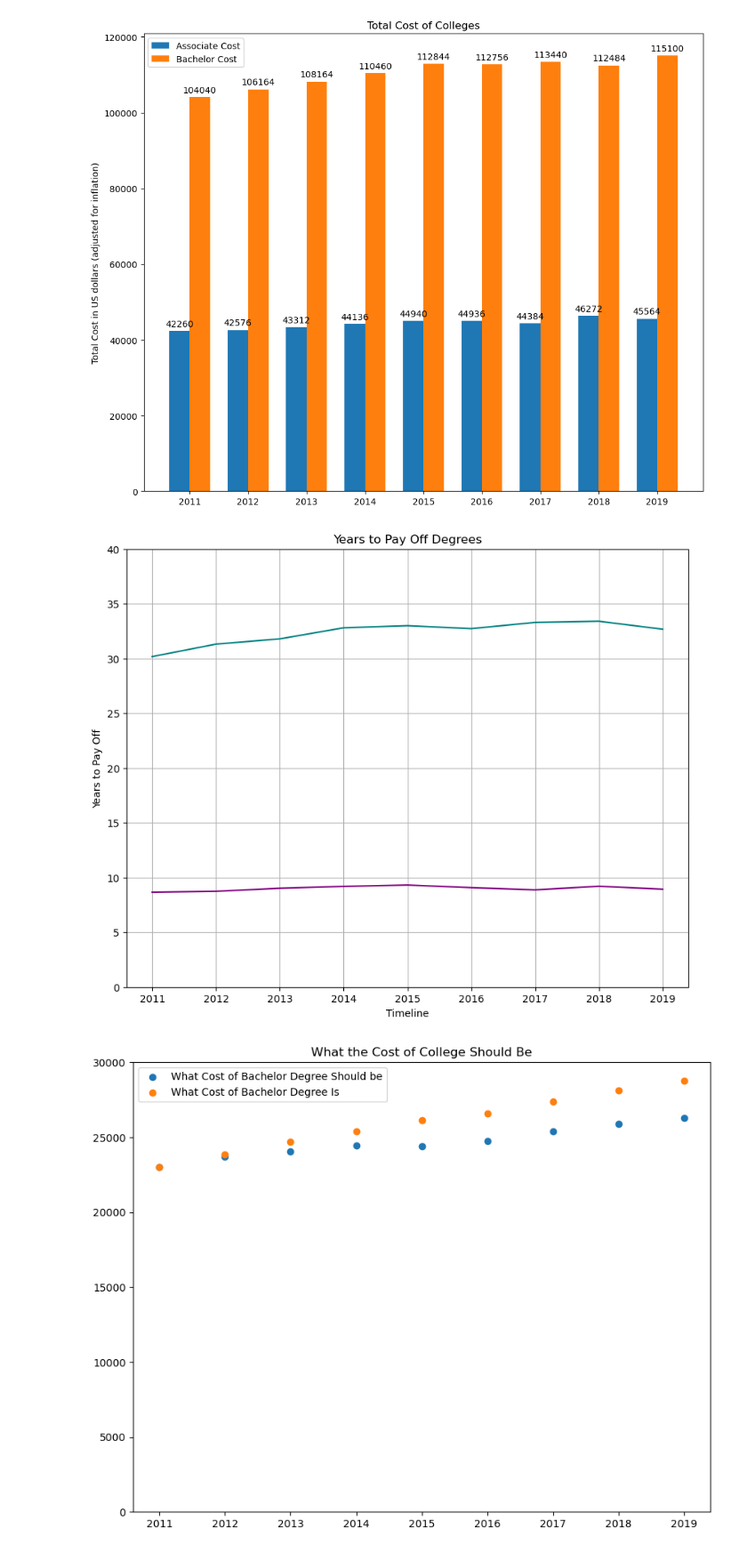
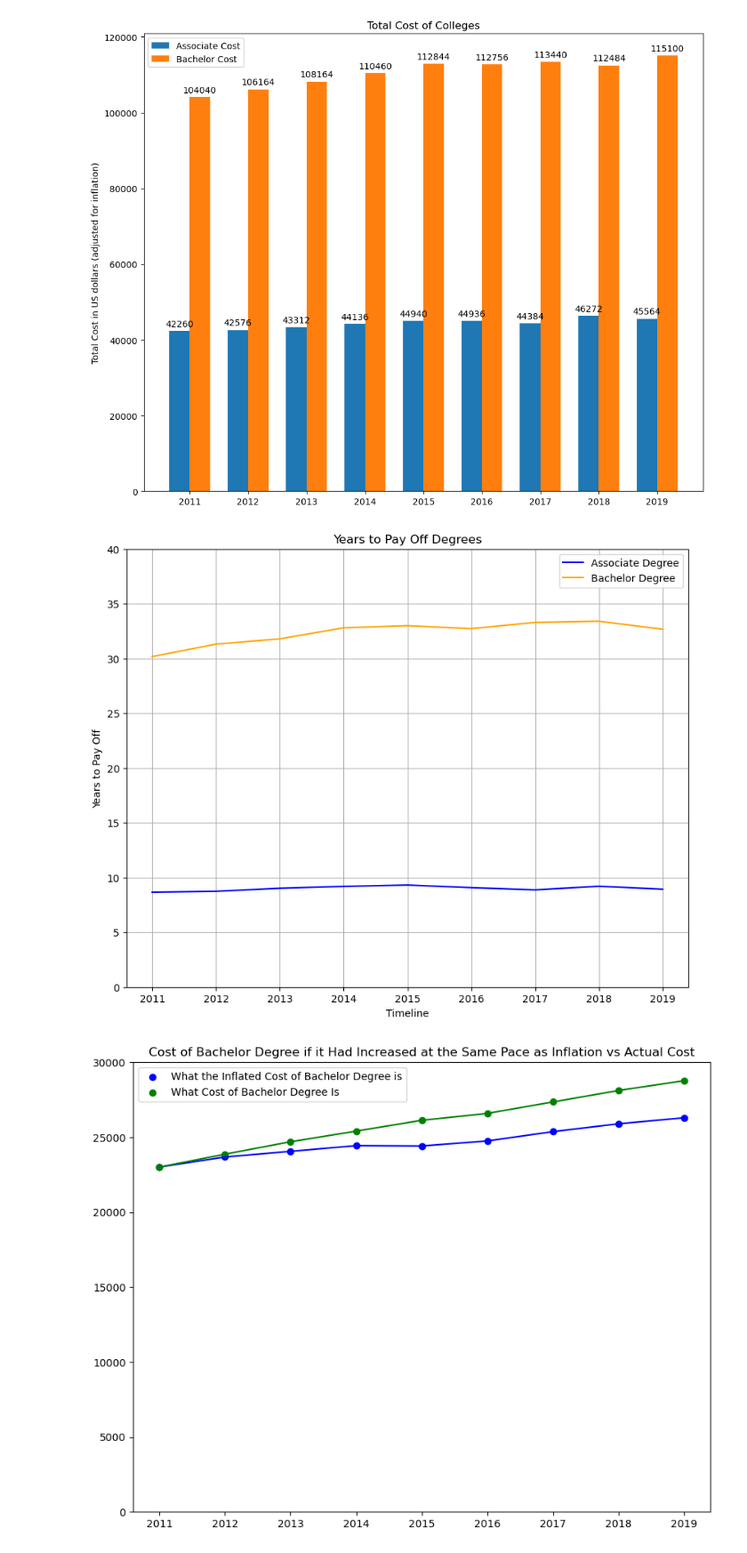
Before and after one commit to SierraAndrews01/Monetary-Value-of-College, a Jupyter notebook: Files/Monetary Value of College.ipynb, the cells around one changed output. Shown at 89% size. Drawn from its saved outputs; the diff is of its cells as text; code cells hidden in the pictures.

```diff
--- a/Files/Monetary Value of College.ipynb
+++ b/Files/Monetary Value of College.ipynb
@@ -160,34 +159,38 @@ S1 = AS_Years_Paid_Off
 S2 = BA_Years_Paid_Off
 
 fig, ax = plt.subplots()
-ax.plot(x, S1, label='Associate Degree', color='purple')
-ax.plot(x, S2, label='Bachelor Degree', color='teal')
+ax.plot(x, S1, label = 'Associate Degree', color='blue')
+ax.plot(x, S2, label = 'Bachelor Degree', color='orange')
 ax.set_ylim([0, 40])
 ax.set_title('Years to Pay Off Degrees')
 ax.set_xlabel('Timeline')
 ax.set_ylabel('Years to Pay Off')
+plt.legend()
 ax.grid()
 # %% [output]
-[figure, old version]
+[figure, new version]
 # %%
 ## This graph shows the cost of just one year of college, not all four years combined
 IDEK_Bachelor = Bachelor_Cost_Data['22,074']
 Bachelor_Cost_Data['22,074'] = Bachelor_Cost_Data['22,074'].apply(cast_to_numeric)
 
 x = 2011, 2012, 2013, 2014, 2015, 2016, 2017, 2018, 2019
 y1 = 23011, 23684, 24061, 24441, 24419, 24755, 25374, 25899, 26301
 y2 = Bachelor_Cost_Data['22,074']
 
 plt.rcParams.update({'figure.figsize':(10,8), 'figure.dpi':100})
-plt.scatter(x, y1, label=f'What Cost of Bachelor Degree Should be')
-plt.scatter(x, y2, label=f'What Cost of Bachelor Degree Is')
+plt.scatter(x, y1, label=f'What the Inflated Cost of Bachelor Degree is', color = 'blue')
+plt.scatter(x, y2, label=f'What Cost of Bachelor Degree Is', color = 'green')
+plt.plot(x, y1, color='blue')
+plt.plot(x, y2, color='green')
+
 plt.ylim([0,30000])
 
-plt.title('What the Cost of College Should Be')
+plt.title('Cost of Bachelor Degree if it Had Increased at the Same Pace as Inflation vs Actual Cost')
 plt.legend()
 plt.show()
 # %% [output]
-[figure, old version]
+[figure, new version]
 # %%
 ## This graph shows the cost of just one year of college, not all four years combined
 IDEK_Associate = Associate_Cost_Data['8,868']
```
Also changed, not shown: parts of 7 cells of this notebook.
